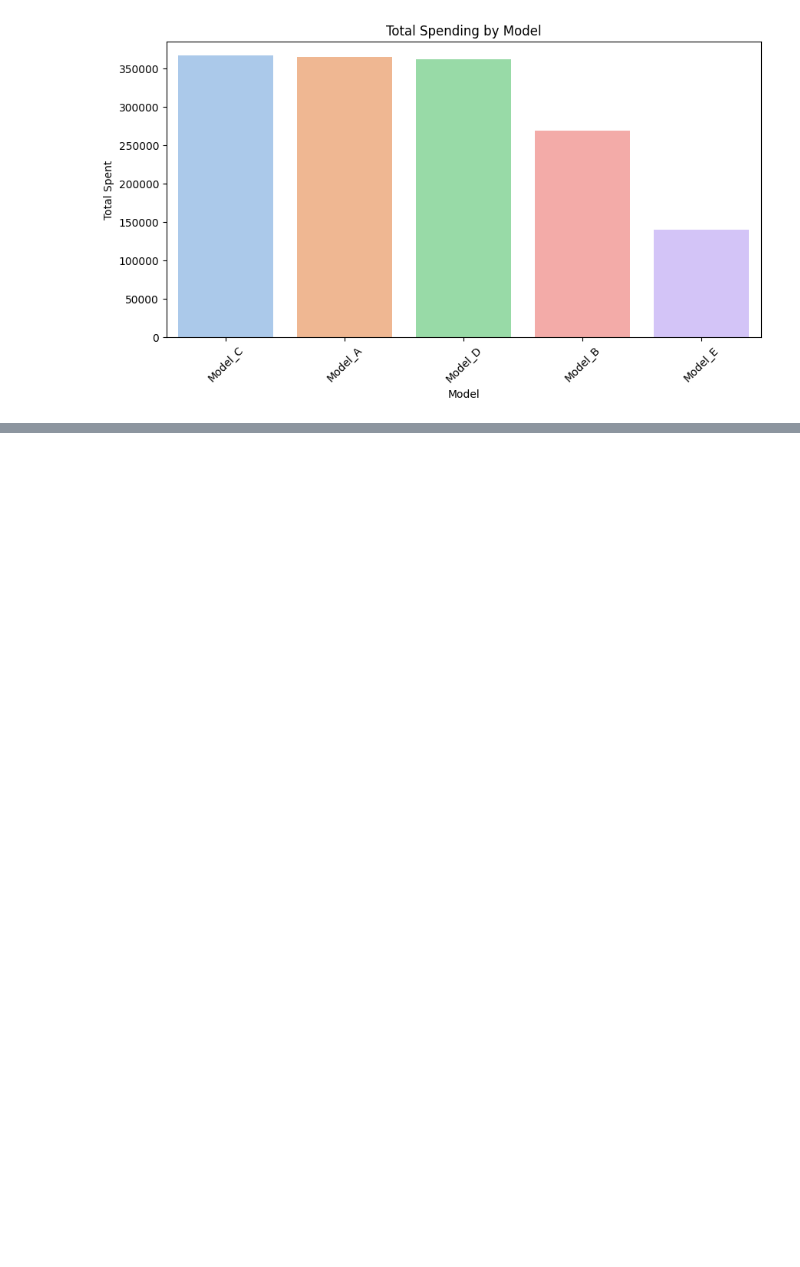
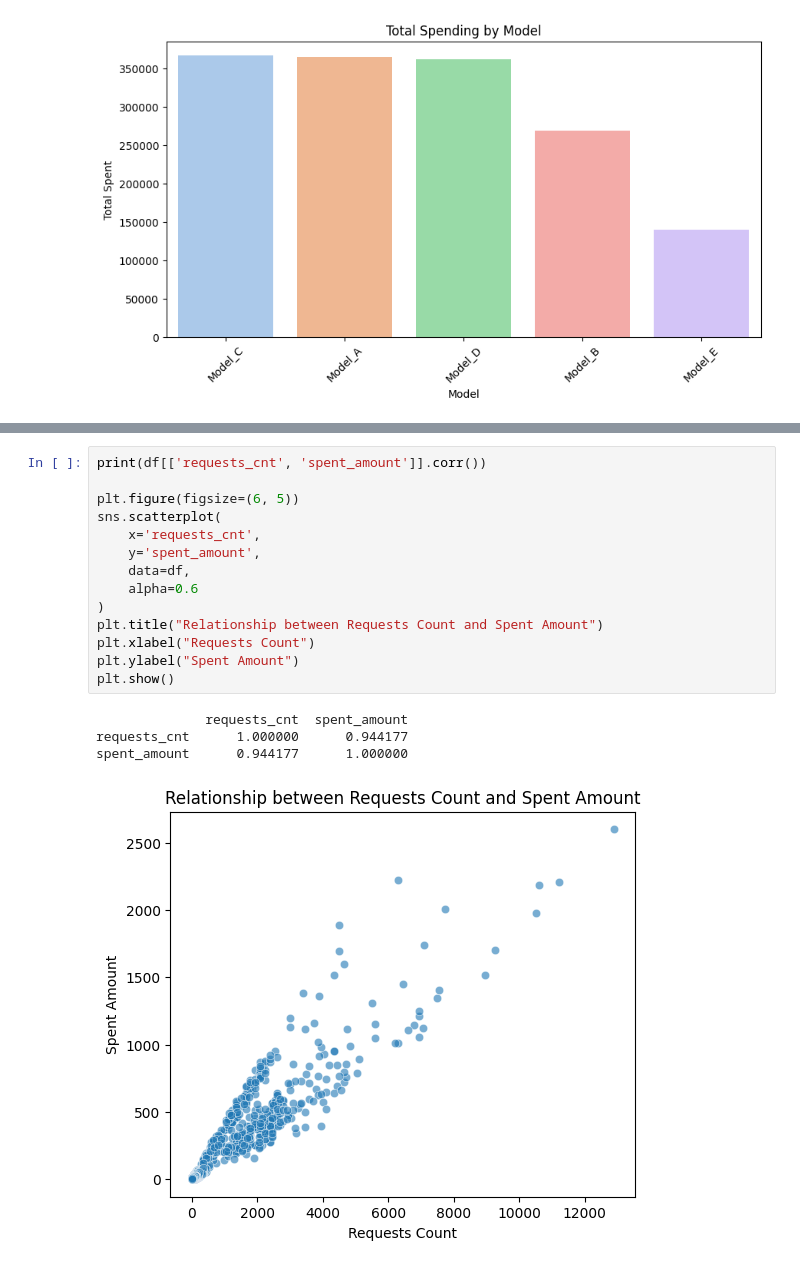
Before and after one commit to HYYH130613/ML-features-analysis, a Jupyter notebook: eda.ipynb, the cells around one changed output, grey strips where cells are left out. Drawn from its saved outputs; the diff is of its cells as text; blank space fills up the shorter version.

Commit message:
corr

```diff
--- a/eda.ipynb
+++ b/eda.ipynb
@@ -132,0 +177,19 @@ plt.show()
+# %%
+print(df[['requests_cnt', 'spent_amount']].corr())
+
+plt.figure(figsize=(6, 5))
+sns.scatterplot(
+    x='requests_cnt',
+    y='spent_amount',
+    data=df,
+    alpha=0.6
+)
+plt.title("Relationship between Requests Count and Spent Amount")
+plt.xlabel("Requests Count")
+plt.ylabel("Spent Amount")
+plt.show()
+# %% [output]
+              requests_cnt  spent_amount
+requests_cnt      1.000000      0.944177
+spent_amount      0.944177      1.000000
+[figure, added]
```
Also changed, not shown: parts of 4 cells of this notebook.
